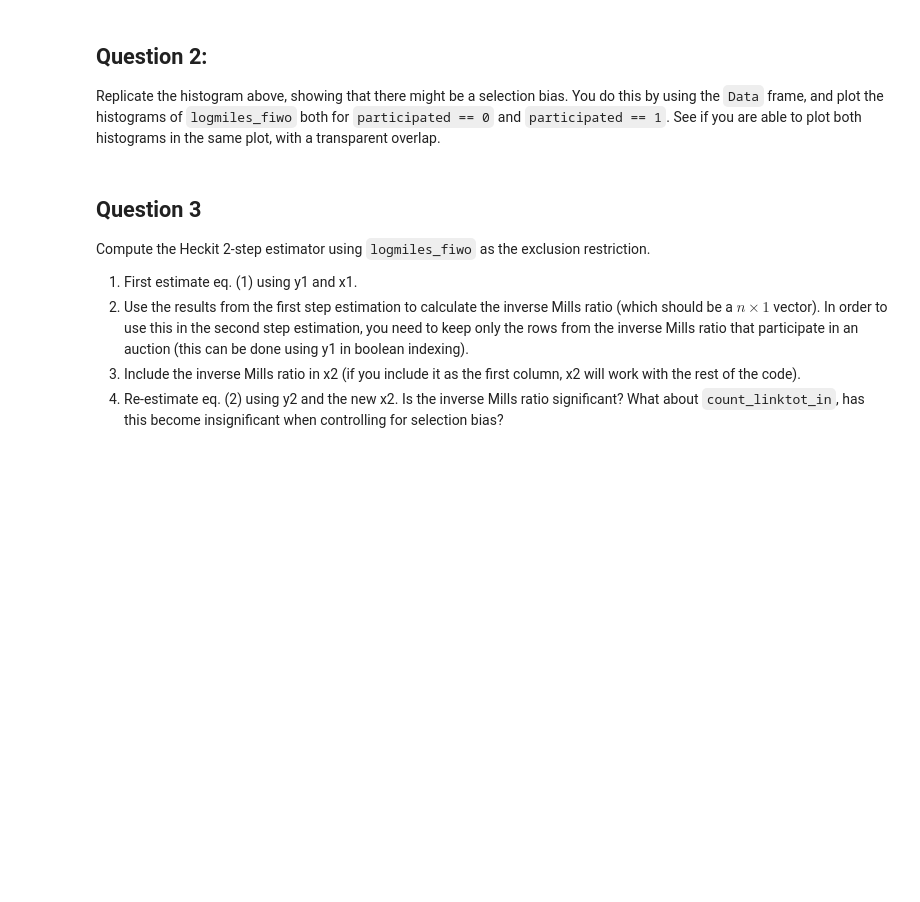
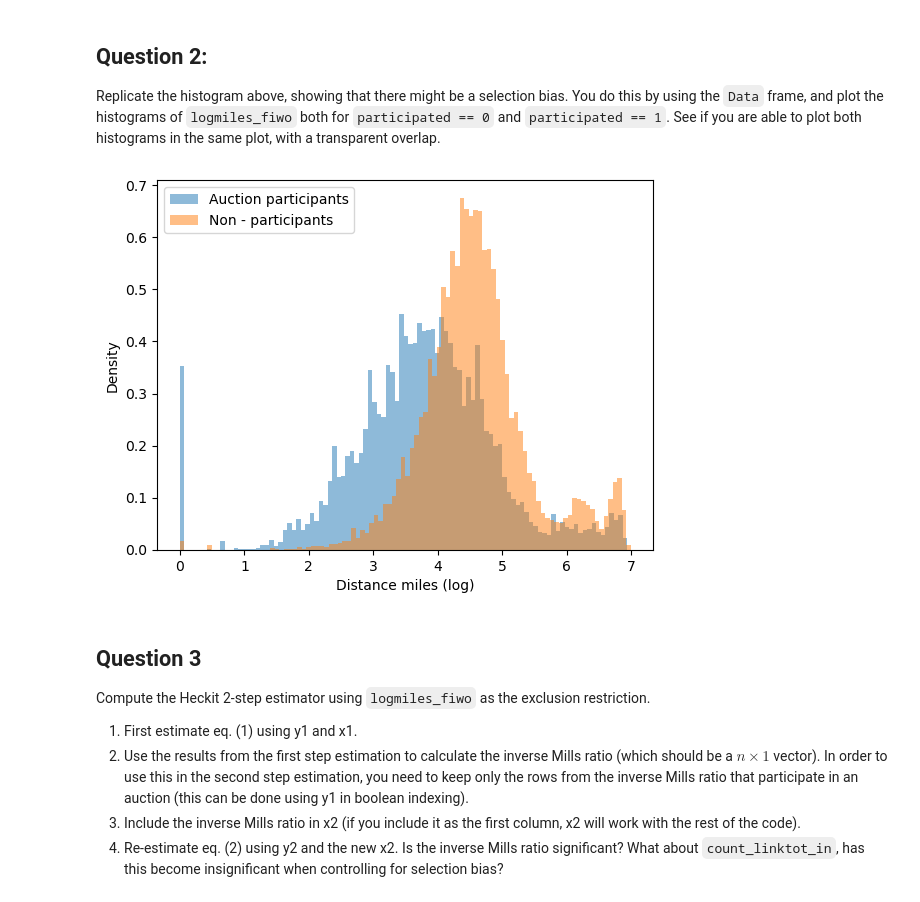
Before and after one commit to bschjerning/EconometricsB, a Jupyter notebook: exercises/12_sample_selection/ex_ante/ex_ante.ipynb, the cells around one changed output. Cells and saved outputs as stored; diff of their text form; code cells hidden in the pictures; blank space fills up the shorter version.

```diff
--- a/exercises/12_sample_selection/ex_ante/ex_ante.ipynb
+++ b/exercises/12_sample_selection/ex_ante/ex_ante.ipynb
@@ -216,13 +231,15 @@ R² = 0.010
 Replicate the histogram above, showing that there might be a selection bias. You do this by using the `Data` frame, and plot the histograms of `logmiles_fiwo` both for `participated == 0` and `participated == 1`. See if you are able to plot both histograms in the same plot, with a transparent overlap.
 # %%
 # Plot histograms
-ffig = plt.figure()
+fig = plt.figure()
 ax = fig.add_subplot(1, 1, 1)
-ax.hist(data['logmiles_fiwo'][None], bins=100, alpha=0.5, density=True) # Fill in at None
-ax.hist(data['logmiles_fiwo'][None], bins=100, alpha=0.5, density=True) # Fill in at None
+ax.hist(data['logmiles_fiwo'][data['participated']==1], bins=100, alpha=0.5, density=True) # Fill in at None
+ax.hist(data['logmiles_fiwo'][data['participated']==0], bins=100, alpha=0.5, density=True) # Fill in at None
 ax.legend(['Auction participants', 'Non - participants'])
 ax.set_xlabel('Distance miles (log)')
 ax.set_ylabel('Density');
+# %% [output]
+[figure, added]
 # %% [markdown]
 ## Question 3
 Compute the Heckit 2-step estimator using `logmiles_fiwo` as the exclusion restriction.
```
Also changed, not shown: parts of 9 cells of this notebook, 1 other file.
